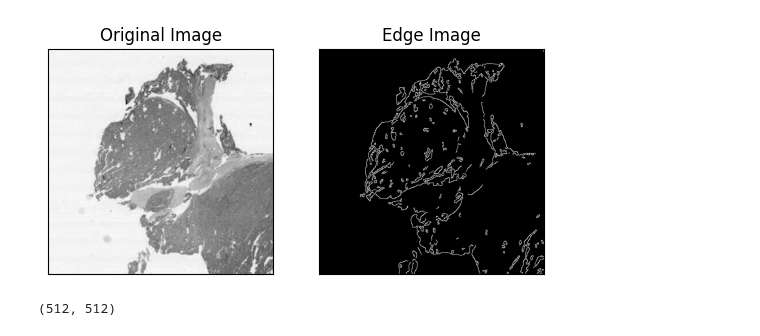
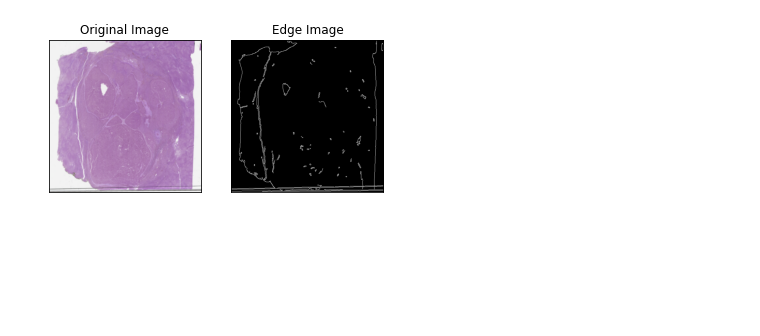
Before and after one commit to zhangenzhi/gvit, a Jupyter notebook: quadtree.ipynb, the cells around one changed output. Saved outputs shown, nothing was run; the diff lists cells and outputs as text; code cells hidden in the pictures; blank space fills up the shorter version.

```diff
--- a/quadtree.ipynb
+++ b/quadtree.ipynb
@@ -4,23 +4,19 @@ import cv2 as cv
 from matplotlib import pyplot as plt
 from gvit.quadtree import QuadTree
 # %%
-img = cv.imread('./dataset/exp/pathology/piap.jpeg')
-grey_img = img[0:512,0:512, 0]
+img = cv.imread('./dataset/paip/output_images_and_masks/128700-2019-01-00-03-01/rescaled_image_0_512x512.png')
+grey_img = img
 grey_img = cv.GaussianBlur(grey_img, (3,3),0)
 edges = cv.Canny(grey_img, 100, 200)
 
-plt.subplot(121),plt.imshow(grey_img,cmap = 'gray')
+plt.subplot(121),plt.imshow(grey_img)
 plt.title('Original Image'), plt.xticks([]), plt.yticks([])
 plt.subplot(122),plt.imshow(edges,cmap = 'gray')
 plt.title('Edge Image'), plt.xticks([]), plt.yticks([])
 plt.savefig(fname="paip_canny.jpg")
 plt.show()
 # %% [output]
-[figure, old version]
+[figure, new version]
-# %%
-print(grey_img.shape)
-# %% [output]
-(512, 512)
 # %%
 fig, ax = plt.subplots()
 ax.imshow(edges, cmap = 'gray')
```
Also changed, not shown: parts of 10 cells of this notebook, 6 other files.
